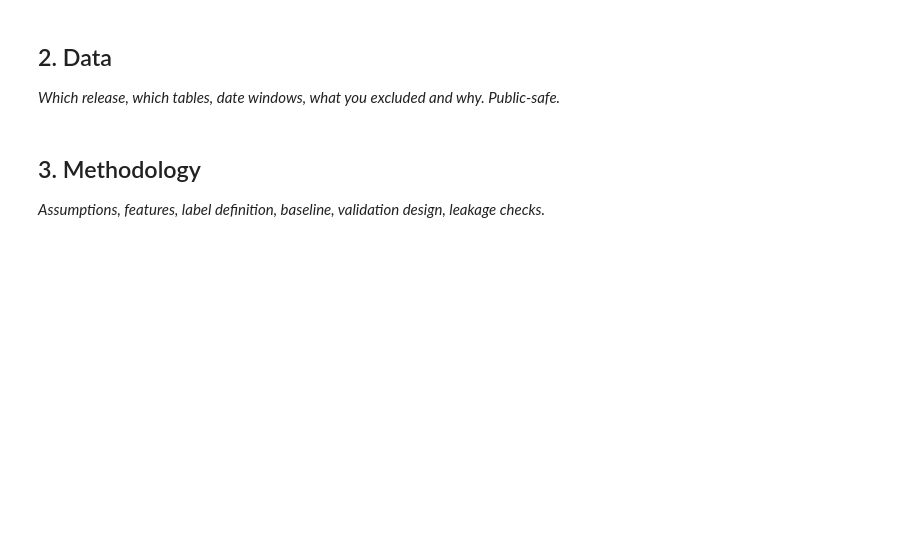
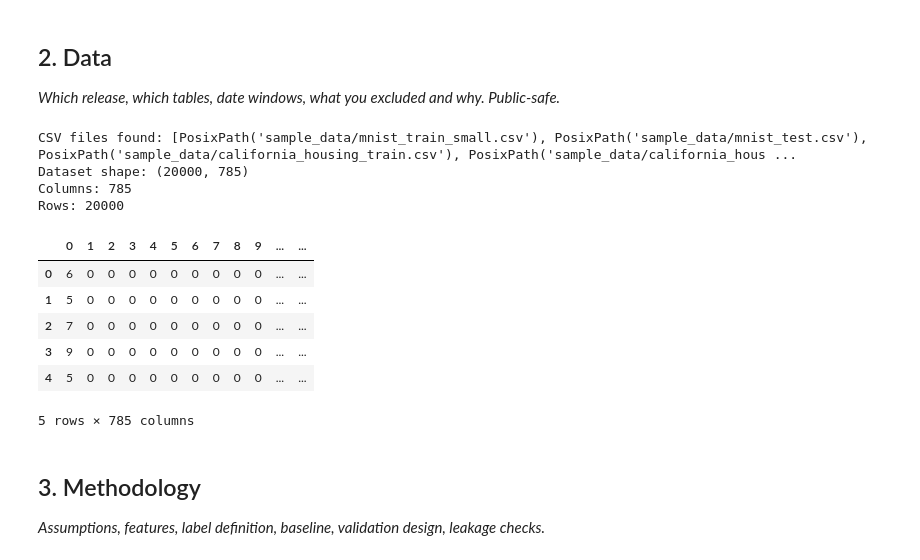
Before and after one commit to RamaKousalya/FlyRank, a Jupyter notebook: work/notebooks/capstone.ipynb, the cells around one changed output. Cells and saved outputs as stored; diff of their text form; code cells hidden in the pictures; blank space fills up the shorter version.

```diff
--- a/work/notebooks/capstone.ipynb
+++ b/work/notebooks/capstone.ipynb
@@ -14,6 +34,33 @@ This skeleton is yours to fill. Work the sections **in order** — each one has
 ## 2. Data
 
 *Which release, which tables, date windows, what you excluded and why. Public-safe.*
+# %%
+from pathlib import Path
+import pandas as pd
+import numpy as np
+
+files = list(Path(".").rglob("*.csv"))
+print("CSV files found:", files)
+
+data_file = files[0]
+df = pd.read_csv(data_file, header=None)
+
+print("Dataset shape:", df.shape)
+print("Columns:", df.shape[1])
+print("Rows:", df.shape[0])
+display(df.head())
+# %% [output]
+CSV files found: [PosixPath('sample_data/mnist_train_small.csv'), PosixPath('sample_data/mnist_test.csv'), PosixPath('sample_data/california_housing_train.csv'), PosixPath('sample_data/california_hous ...
+Dataset shape: (20000, 785)
+Columns: 785
+Rows: 20000
+|  | 0 | 1 | 2 | 3 | 4 | 5 | 6 | 7 | 8 | 9 | ... | ... |
+| 0 | 6 | 0 | 0 | 0 | 0 | 0 | 0 | 0 | 0 | 0 | ... | ... |
+| 1 | 5 | 0 | 0 | 0 | 0 | 0 | 0 | 0 | 0 | 0 | ... | ... |
+| 2 | 7 | 0 | 0 | 0 | 0 | 0 | 0 | 0 | 0 | 0 | ... | ... |
+| 3 | 9 | 0 | 0 | 0 | 0 | 0 | 0 | 0 | 0 | 0 | ... | ... |
+| 4 | 5 | 0 | 0 | 0 | 0 | 0 | 0 | 0 | 0 | 0 | ... | ... |
+5 rows × 785 columns
 # %% [markdown]
 ## 3. Methodology
 
```
Also changed, not shown: parts of 6 cells of this notebook.
